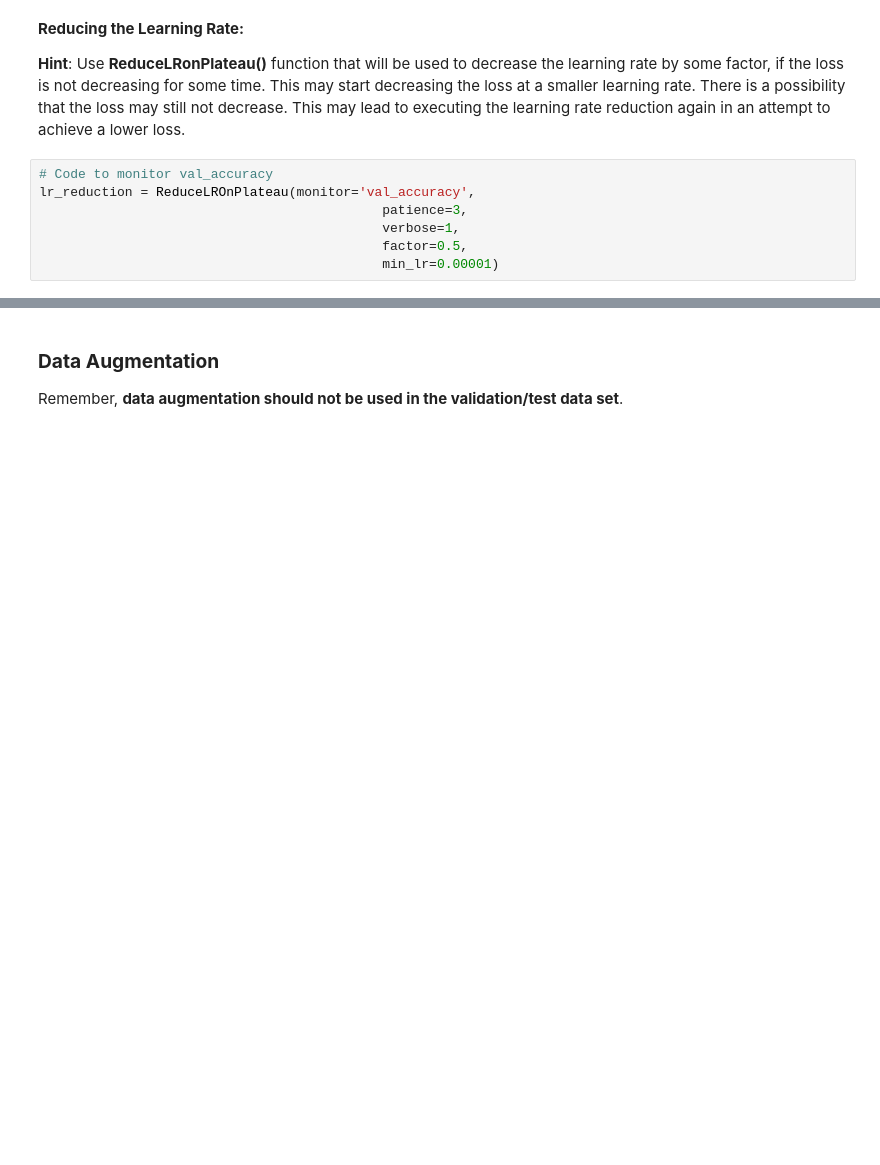
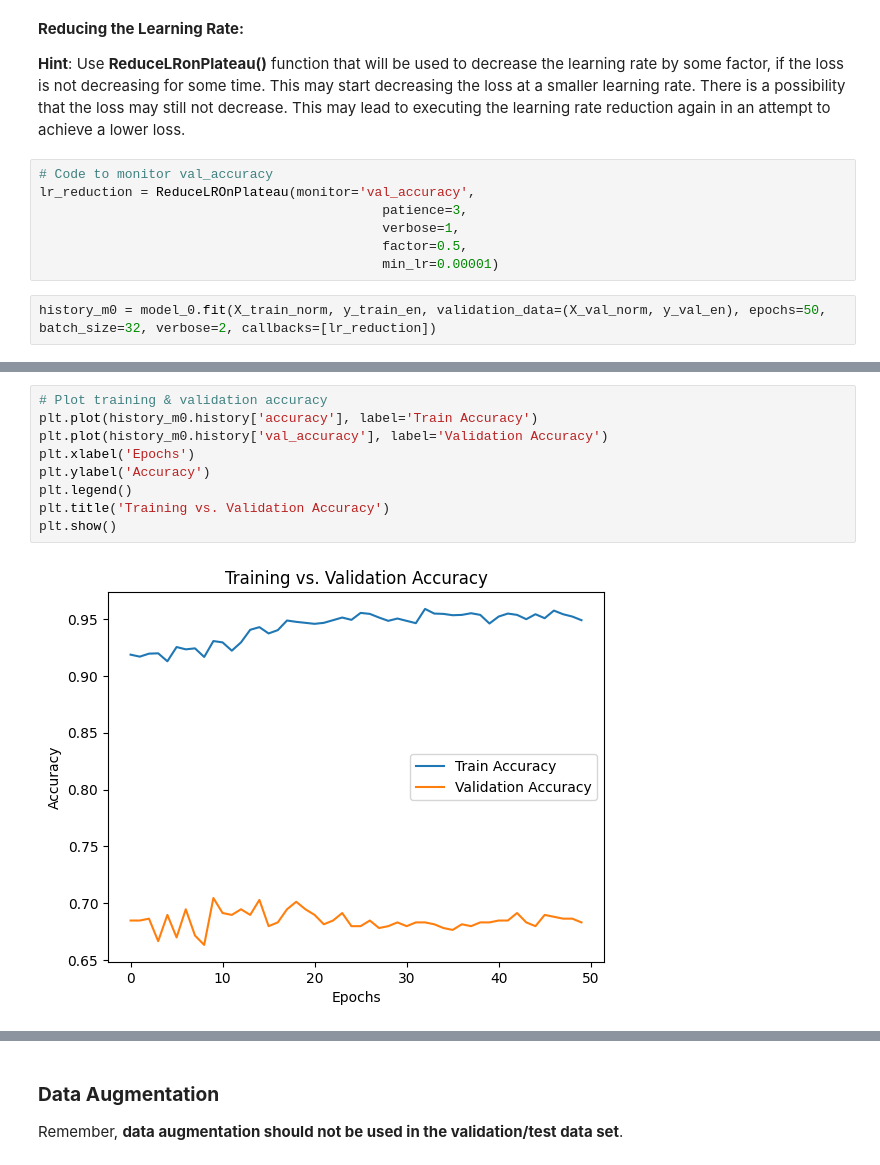
Before and after one commit to biorsrch18/Computer-vision, a Jupyter notebook: CV_Project_Full_Code_Notebook.ipynb, the cells around one changed output, grey strips where cells are left out. Cells and saved outputs as stored; diff of their text form; blank space fills up the shorter version.

```diff
--- a/CV_Project_Full_Code_Notebook.ipynb
+++ b/CV_Project_Full_Code_Notebook.ipynb
@@ -455,3 +437,5 @@ lr_reduction = ReduceLROnPlateau(monitor='val_accuracy',
                                             verbose=1,
                                             factor=0.5,
                                             min_lr=0.00001)
+# %%
+history_m0 = model_0.fit(X_train_norm, y_train_en, validation_data=(X_val_norm, y_val_en), epochs=50, batch_size=32, verbose=2, callbacks=[lr_reduction])
@@ -457,0 +460,11 @@ lr_reduction = ReduceLROnPlateau(monitor='val_accuracy',
+# %%
+# Plot training & validation accuracy
+plt.plot(history_m0.history['accuracy'], label='Train Accuracy')
+plt.plot(history_m0.history['val_accuracy'], label='Validation Accuracy')
+plt.xlabel('Epochs')
+plt.ylabel('Accuracy')
+plt.legend()
+plt.title('Training vs. Validation Accuracy')
+plt.show()
+# %% [output]
+[figure, added]
```
Also changed, not shown: parts of 21 cells of this notebook.
